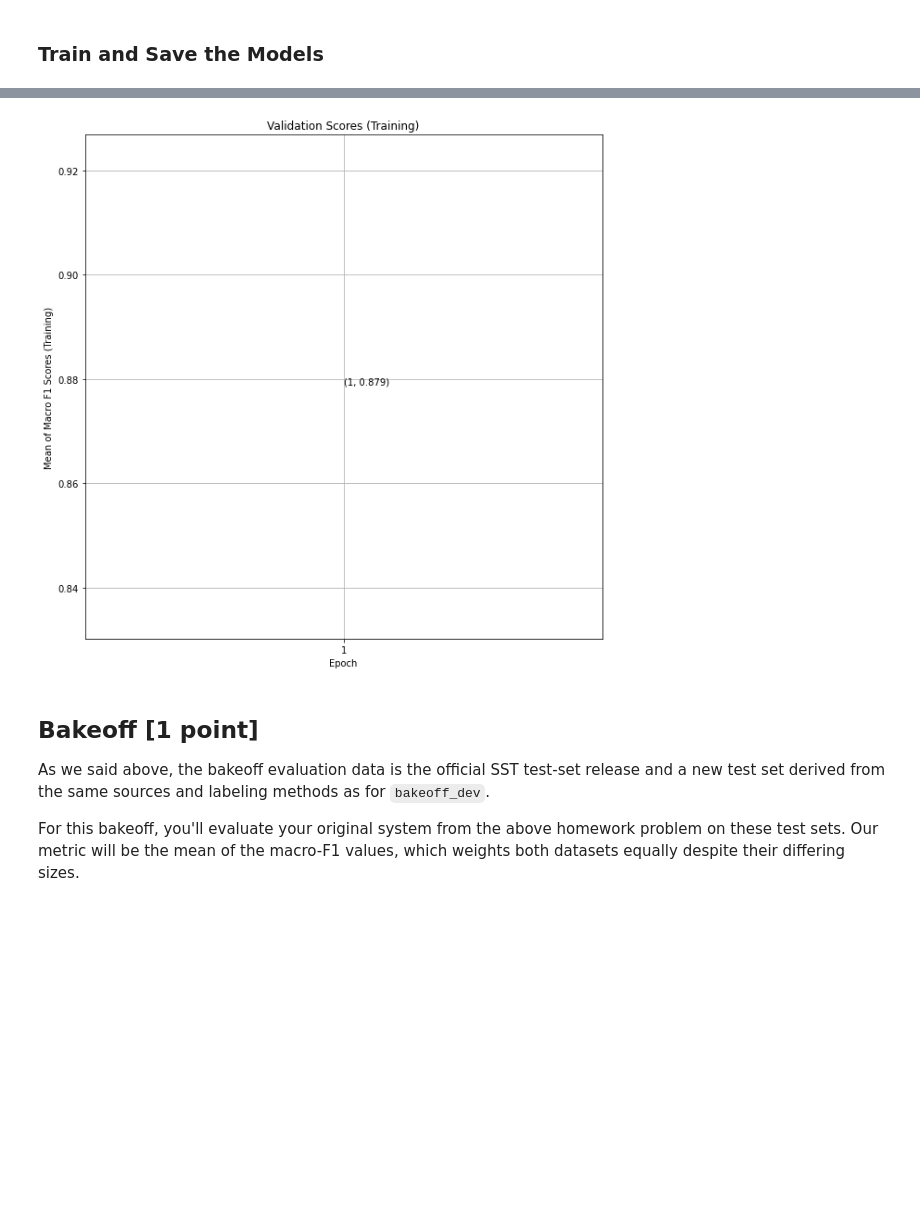
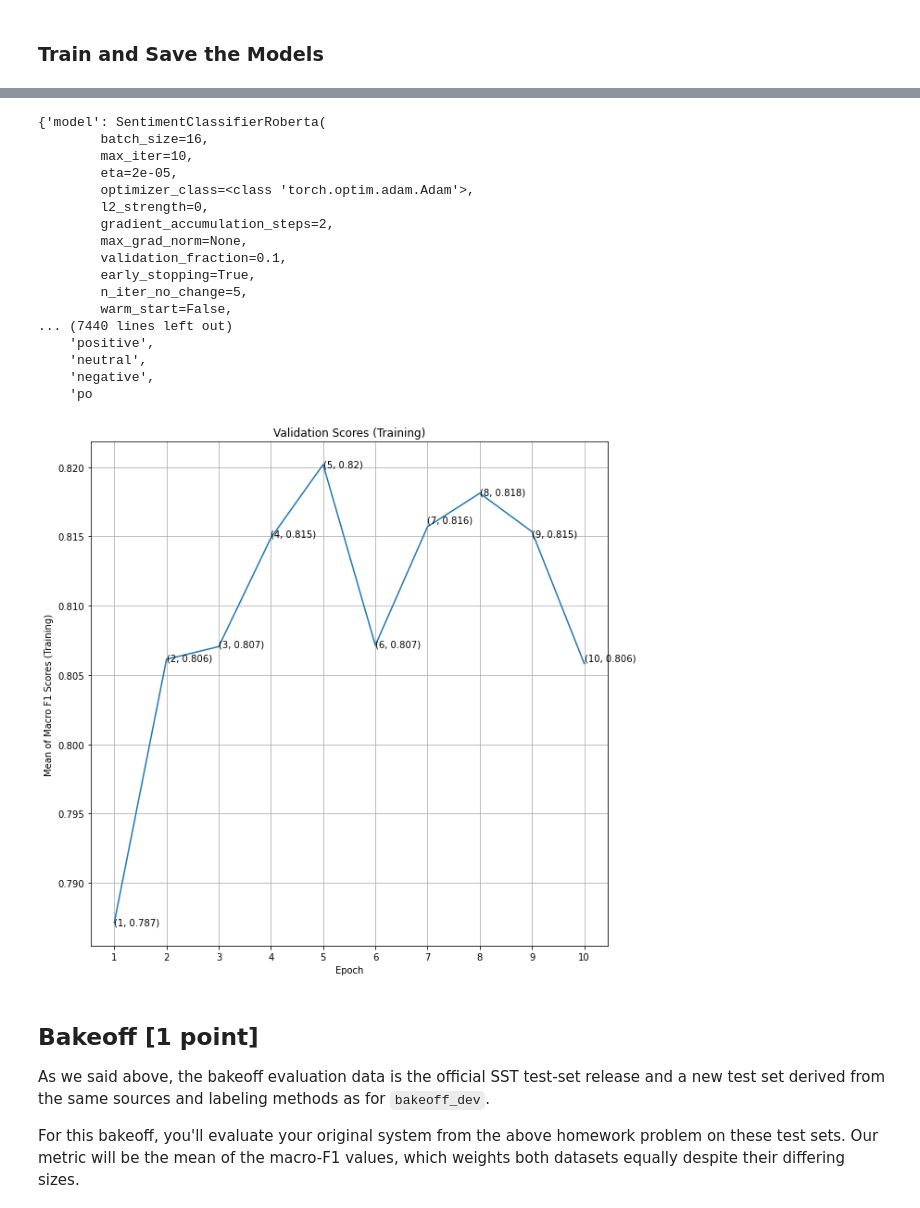
Before and after one commit to mukobi/Unsupervised-Concept-Based-Explanations-For-Sentiment-Analysis, a Jupyter notebook: train_and_save_models.ipynb, the cells around one changed output, grey strips where cells are left out. Saved outputs shown, nothing was run; the diff lists cells and outputs as text; code cells hidden in the pictures; blank space fills up the shorter version.

Commit message:
Train longer to test, get ready to save stuff

```diff
--- a/train_and_save_models.ipynb
+++ b/train_and_save_models.ipynb
@@ -175,28 +194,48 @@ Epoch 1/1 (score 0, error 0): Batch 225/735 (30.61% epoch, 30.61% training). Epo
 # %%
 # Plot validation scores computed during training on held-out portions of the train set
-if 'IS_GRADESCOPE_ENV' not in os.environ:
-    def plot_scores():
-        from matplotlib import pyplot as plt
-        # TODO graph .validation_scores
-        plt.rcParams["figure.figsize"] = 10, 10
-        scores = experiment['model'].validation_scores
-        epochs = list(range(1, len(scores) + 1))
-        plt.plot(epochs, scores)
-        plt.ylabel('Mean of Macro F1 Scores (Training)')
-        plt.xlabel('Epoch')
-        plt.title('Validation Scores (Training)')
-        plt.grid()
-        plt.xticks(epochs)
+def plot_scores():
+    from matplotlib import pyplot as plt
+    # TODO graph .validation_scores
+    plt.rcParams["figure.figsize"] = 10, 10
+    scores = experiment['model'].validation_scores
+    epochs = list(range(1, len(scores) + 1))
+    plt.plot(epochs, scores)
+    plt.ylabel('Mean of Macro F1 Scores (Training)')
+    plt.xlabel('Epoch')
+    plt.title('Validation Scores (Training)')
+    plt.grid()
+    plt.xticks(epochs)
 
-        # Data labels
-        rounded_scores = [round(score, 3) for score in scores]
-        for xy in zip(epochs, rounded_scores):
-            plt.annotate('(%s, %s)' % xy, xy=xy, textcoords='data')
+    # Data labels
+    rounded_scores = [round(score, 3) for score in scores]
+    for xy in zip(epochs, rounded_scores):
+        plt.annotate('(%s, %s)' % xy, xy=xy, textcoords='data')
 
-    plot_scores()
-    experiment
+plot_scores()
+experiment
+
+
+a = torch.load(os.path.join('models', 'exp_sentiment_classifier_dynasent_base.pt'))
+a
 # %% [output]
+{'model': SentimentClassifierRoberta(
+        batch_size=16,
+        max_iter=10,
+        eta=2e-05,
+        optimizer_class=<class 'torch.optim.adam.Adam'>,
+        l2_strength=0,
+        gradient_accumulation_steps=2,
+        max_grad_norm=None,
+        validation_fraction=0.1,
+        early_stopping=True,
+        n_iter_no_change=5,
+        warm_start=False,
+... (7440 lines left out)
+    'positive',
+    'neutral',
+    'negative',
+    'po
-[figure, old version]
+[figure, new version]
 # %% [markdown]
 ## Bakeoff [1 point]
 
```
Also changed, not shown: parts of 2 cells of this notebook, 1 other file.
